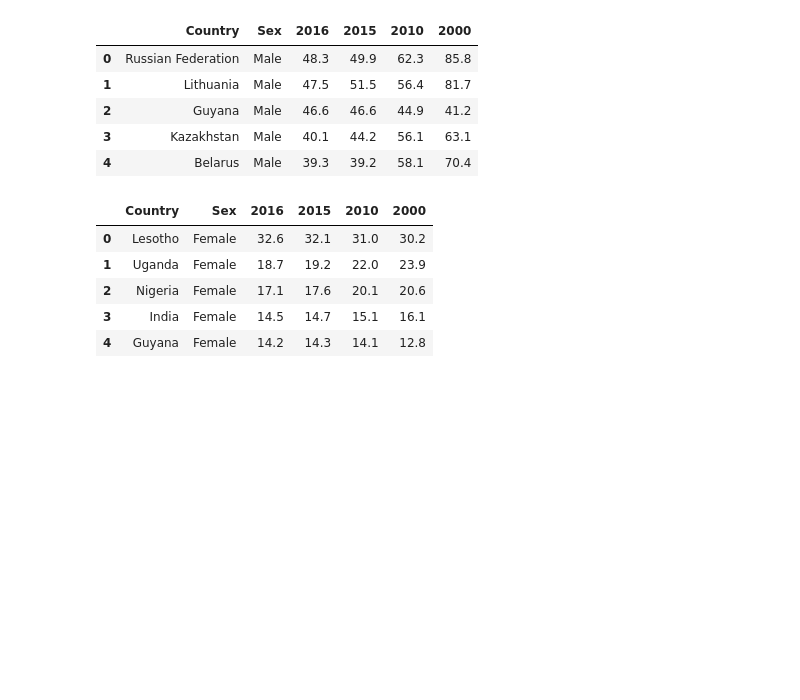
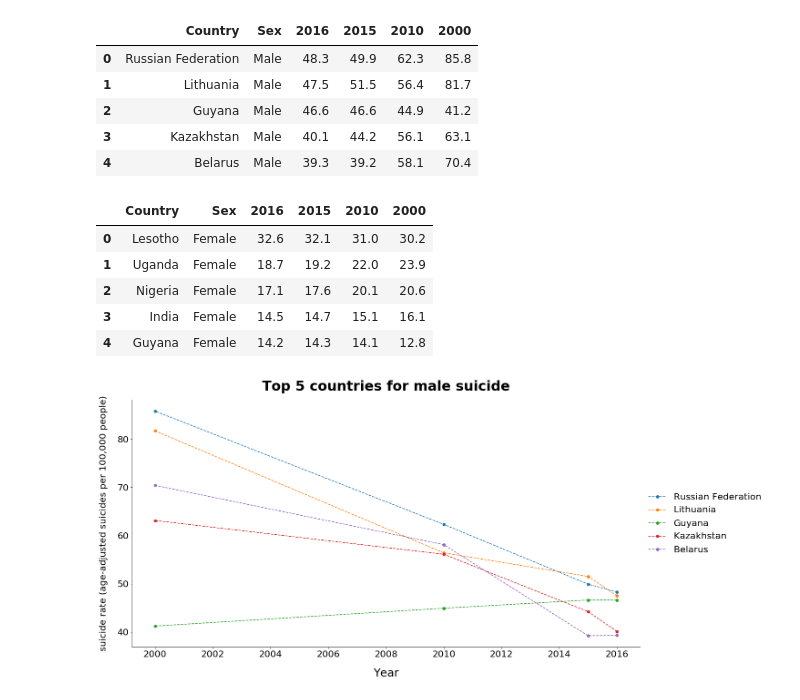
Before and after one commit to NachoMartinezJ/your-own-project, a Jupyter notebook: suicide_analysis.ipynb, the cells around one changed output. Saved outputs shown, nothing was run; the diff lists cells and outputs as text; code cells hidden in the pictures; blank space fills up the shorter version.

Commit message:
Plotting female, male and both sexes suicide rate from 2000-2016

```diff
--- a/suicide_analysis.ipynb
+++ b/suicide_analysis.ipynb
@@ -71,3 +71,22 @@ female.head()
 | 2 | Nigeria | Female | 17.1 | 17.6 | 20.1 | 20.6 |
 | 3 | India | Female | 14.5 | 14.7 | 15.1 | 16.1 |
 | 4 | Guyana | Female | 14.2 | 14.3 | 14.1 | 12.8 |
+# %%
+# Top 5 countries with more male suicide rate for 2016.
+# Male suicide rates from 2000 to 2016.
+# Creating plot.
+figure, ax = plt.subplots(1, 1, figsize=(20,10))
+plt.plot(male.columns[2:], [male[i].head(5) for i in male.columns[2:]], linestyle='--', marker='o')
+plt.legend(tuple(i for i in male.Country), frameon=False,
+           loc='center left', bbox_to_anchor=(1, 0.5), fontsize=20)
+
+# Altering aesthetic parts of the plot.
+plt.xlabel('Year', fontsize=25, labelpad=20)
+plt.ylabel('suicide rate (age-adjusted suicides per 100,000 people)', fontsize=20, labelpad=20)
+plt.title('Top 5 countries for male suicide', fontdict={'fontsize': 30, 'fontweight': 600}, pad=20)
+plt.xticks(fontsize=20)
+plt.yticks(fontsize=20)
+sns.despine()
+plt.show()
+# %% [output]
+[figure, added]
```
Also changed, not shown: parts of 2 cells of this notebook.
